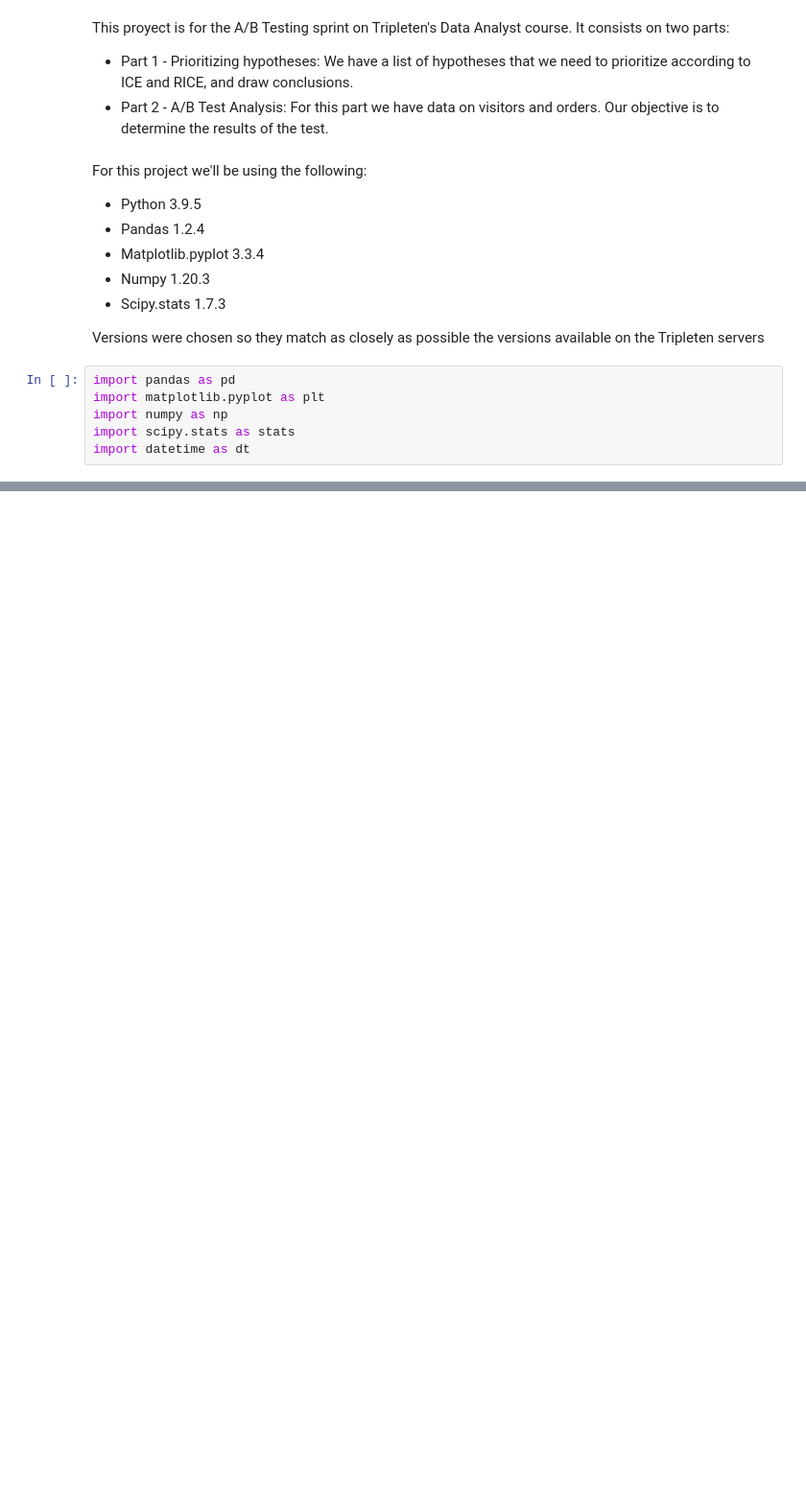
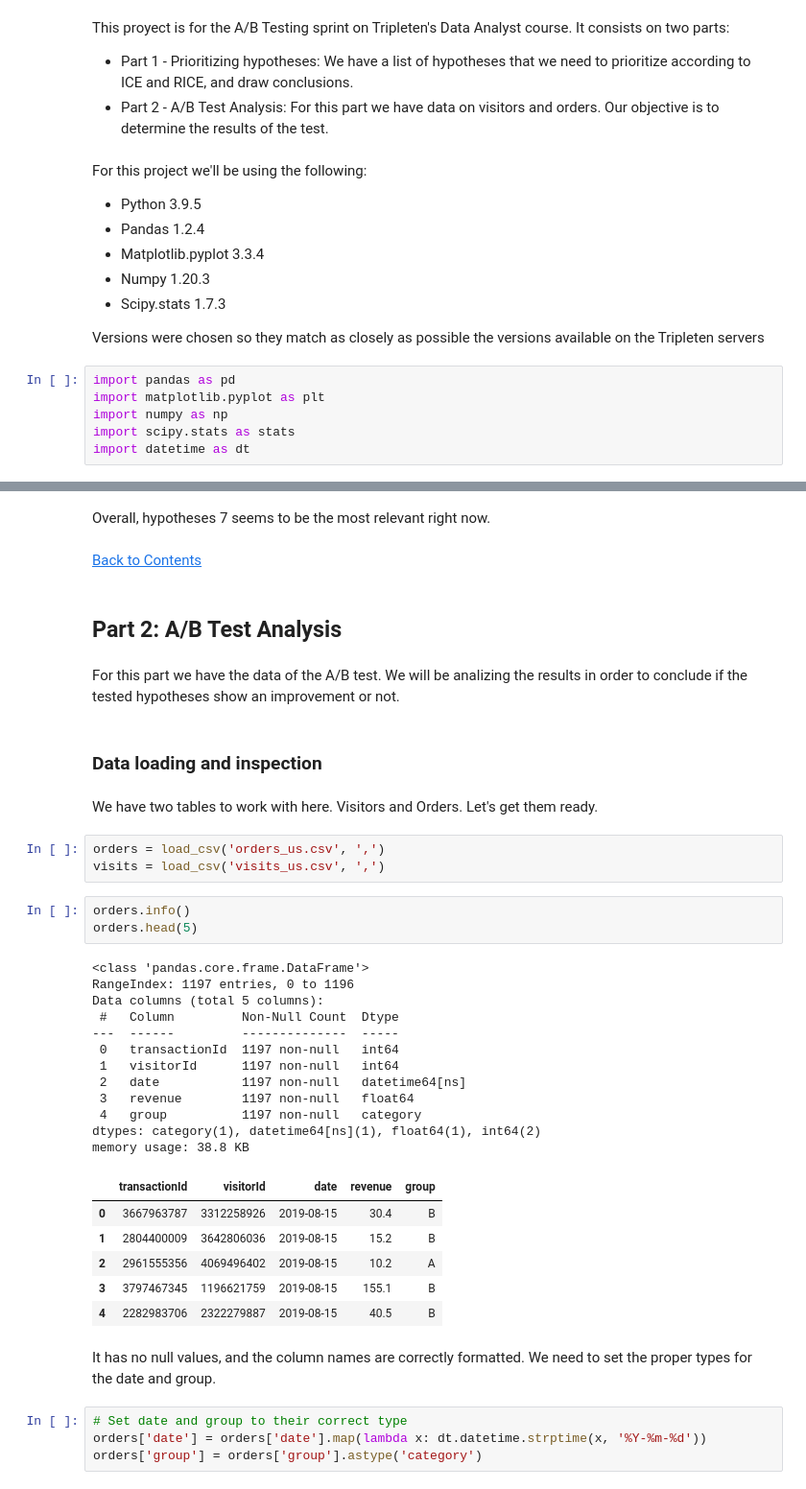
Before and after one commit to Silverscale/Tripleten-A-B-testing, a Jupyter notebook: A_B_testing.ipynb, the cells around one changed output, grey strips where cells are left out. Shown: that part at 96% size. Drawn from its saved outputs; the diff is of its cells as text; blank space fills up the shorter version.

```diff
--- a/A_B_testing.ipynb
+++ b/A_B_testing.ipynb
@@ -29,0 +151,43 @@ import datetime as dt
+# %% [markdown]
+Overall, hypotheses 7 seems to be the most relevant right now.
+# %% [markdown]
+[Back to Contents](#back)
+# %% [markdown]
+## Part 2: A/B Test Analysis <a name="ab_test"></a>
+# %% [markdown]
+For this part we have the data of the A/B test. We will be analizing the results in order to conclude if the tested hypotheses show an improvement or not.
+# %% [markdown]
+### Data loading and inspection <a name="data2"></a>
+# %% [markdown]
+We have two tables to work with here. Visitors and Orders. Let's get them ready.
+# %%
+orders = load_csv('orders_us.csv', ',')
+visits = load_csv('visits_us.csv', ',')
+# %%
+orders.info()
+orders.head(5)
+# %% [output]
+<class 'pandas.core.frame.DataFrame'>
+RangeIndex: 1197 entries, 0 to 1196
+Data columns (total 5 columns):
+ #   Column         Non-Null Count  Dtype
+---  ------         --------------  -----
+ 0   transactionId  1197 non-null   int64
+ 1   visitorId      1197 non-null   int64
+ 2   date           1197 non-null   datetime64[ns]
+ 3   revenue        1197 non-null   float64
+ 4   group          1197 non-null   category
+dtypes: category(1), datetime64[ns](1), float64(1), int64(2)
+memory usage: 38.8 KB
+|  | transactionId | visitorId | date | revenue | group |
+| 0 | 3667963787 | 3312258926 | 2019-08-15 | 30.4 | B |
+| 1 | 2804400009 | 3642806036 | 2019-08-15 | 15.2 | B |
+| 2 | 2961555356 | 4069496402 | 2019-08-15 | 10.2 | A |
+| 3 | 3797467345 | 1196621759 | 2019-08-15 | 155.1 | B |
+| 4 | 2282983706 | 2322279887 | 2019-08-15 | 40.5 | B |
+# %% [markdown]
+It has no null values, and the column names are correctly formatted. We need to set the proper types for the date and group.
+# %%
+# Set date and group to their correct type
+orders['date'] = orders['date'].map(lambda x: dt.datetime.strptime(x, '%Y-%m-%d'))
+orders['group'] = orders['group'].astype('category')
```
Also changed, not shown: parts of 47 cells of this notebook.
